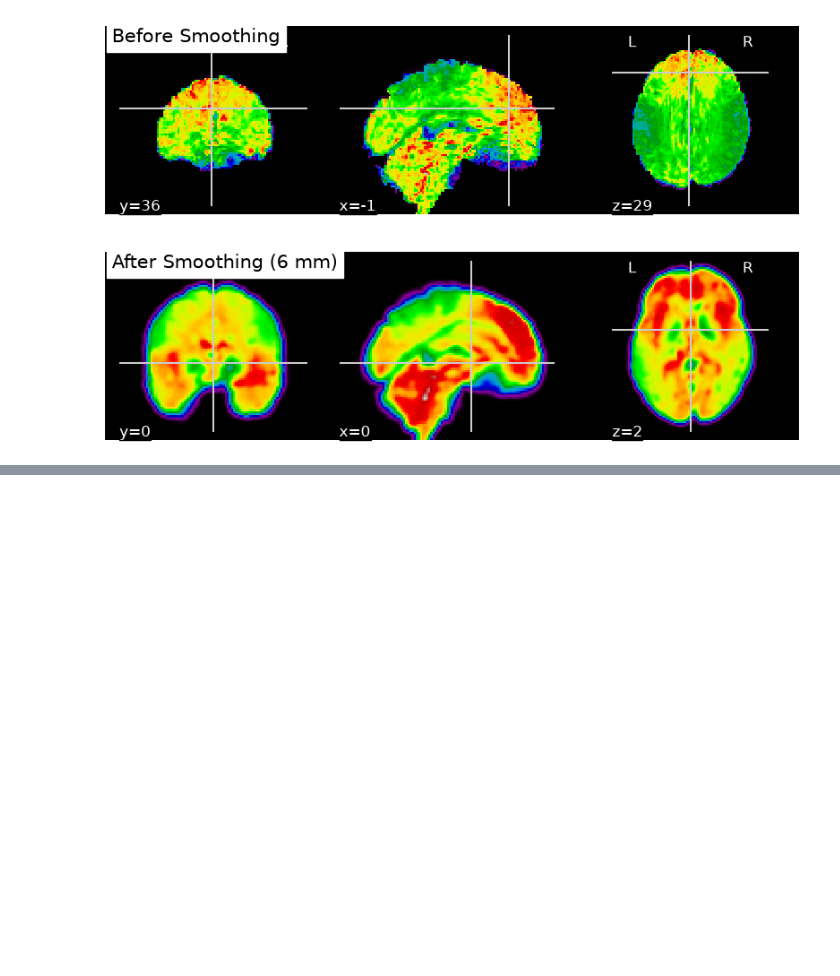
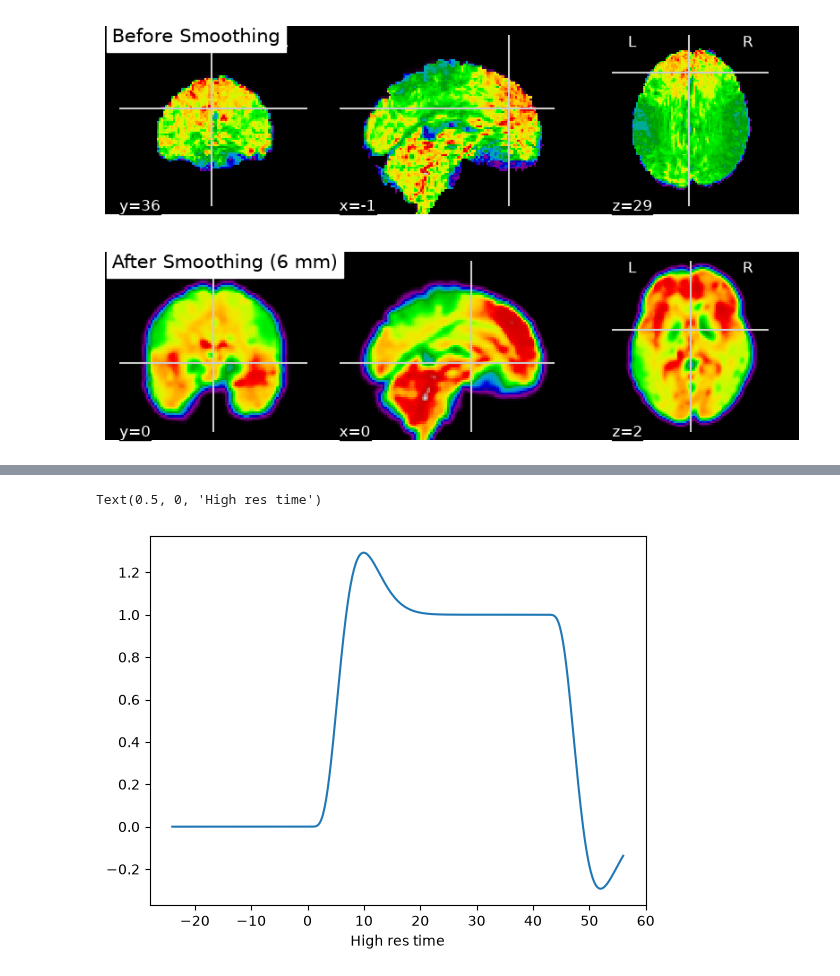
Before and after one commit to celiacst/Project1_NSSP, a Jupyter notebook: AC_code.ipynb, the cells around one changed output, grey strips where cells are left out. Saved outputs shown, nothing was run; the diff lists cells and outputs as text; code cells hidden in the pictures; blank space fills up the shorter version.

```diff
--- a/AC_code.ipynb
+++ b/AC_code.ipynb
@@ -284,0 +423,9 @@ plt.savefig(op.join(fig_dir, "2c_overlay_noreg.png"), dpi=200, bbox_inches="tigh
+# %%
+hrf = glover_hrf(tr=tr)
+conv_reg = np.array([np.convolve(hr_regressor, hrf)[:hr_regressor.size]])
+
+plt.plot(hr_frame_times, conv_reg.T)
+plt.xlabel('High res time')
+# %% [output]
+Text(0.5, 0, 'High res time')
+[figure, added]
```
Also changed, not shown: parts of 40 cells of this notebook.
